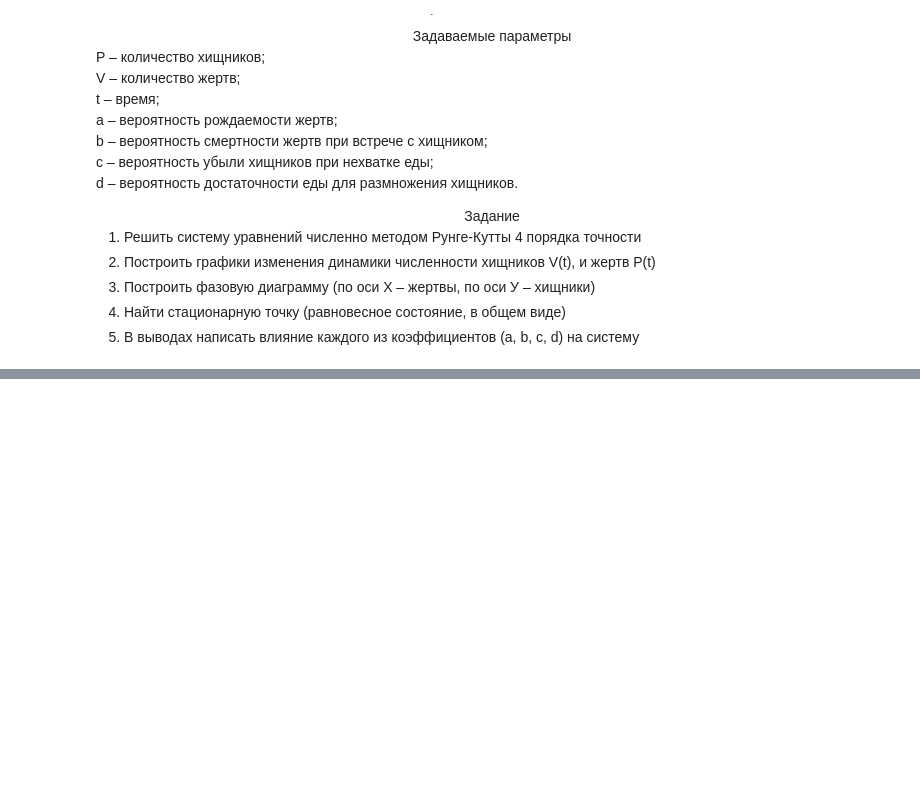
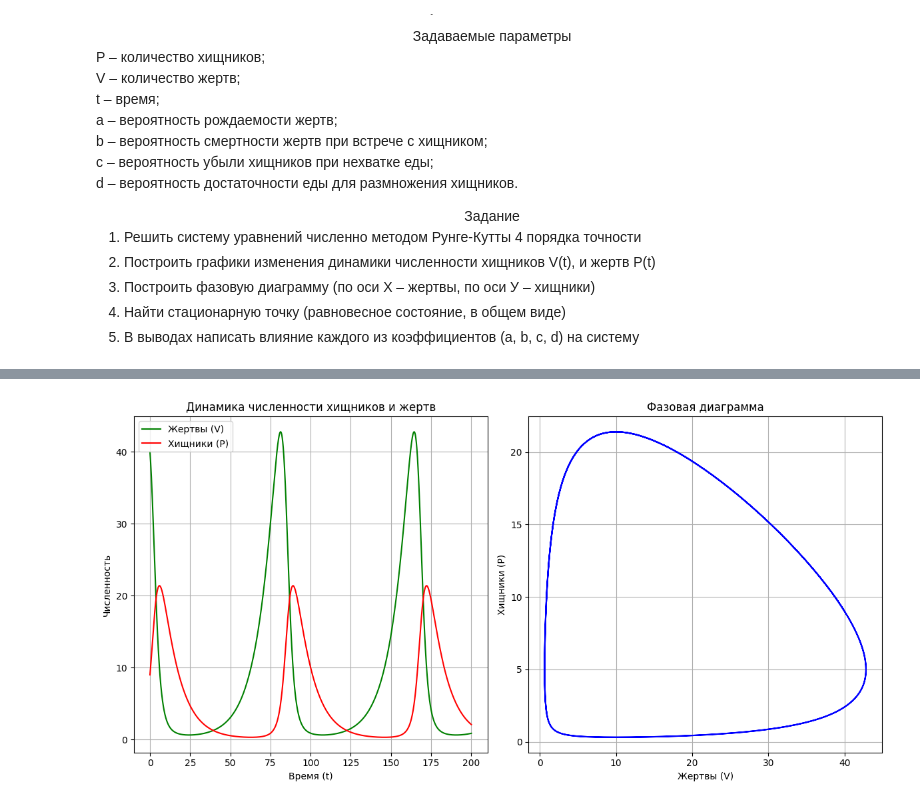
Before and after one commit to talex00/Math-modeling-univercity-course, a Jupyter notebook: Lab1.ipynb, the cells around one changed output, grey strips where cells are left out. Cells and saved outputs as stored; diff of their text form; code cells hidden in the pictures; blank space fills up the shorter version.

```diff
--- a/Lab1.ipynb
+++ b/Lab1.ipynb
@@ -98,0 +138,26 @@ ModuleNotFoundError: No module named 'matplotlib'
+# %%
+# Построение графиков
+plt.figure(figsize=(12, 6))
+
+# График динамики численности
+plt.subplot(1, 2, 1)
+plt.plot(t, V, label='Жертвы (V)', color='green')
+plt.plot(t, P, label='Хищники (P)', color='red')
+plt.title('Динамика численности хищников и жертв')
+plt.xlabel('Время (t)')
+plt.ylabel('Численность')
+plt.legend()
+plt.grid()
+
+# Фазовая диаграмма
+plt.subplot(1, 2, 2)
+plt.plot(V, P, color='blue')
+plt.title('Фазовая диаграмма')
+plt.xlabel('Жертвы (V)')
+plt.ylabel('Хищники (P)')
+plt.grid()
+
+plt.tight_layout()
+plt.show()
+# %% [output]
+[figure, added]
```
Also changed, not shown: parts of 6 cells of this notebook, 2 other files.
